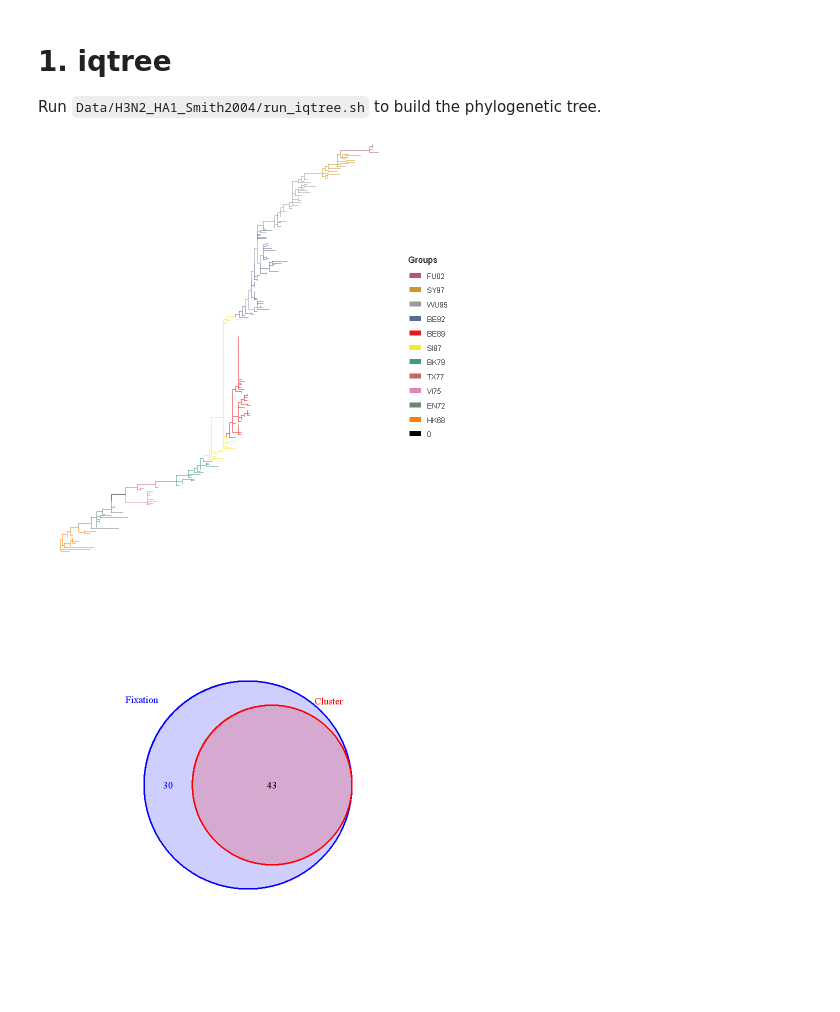
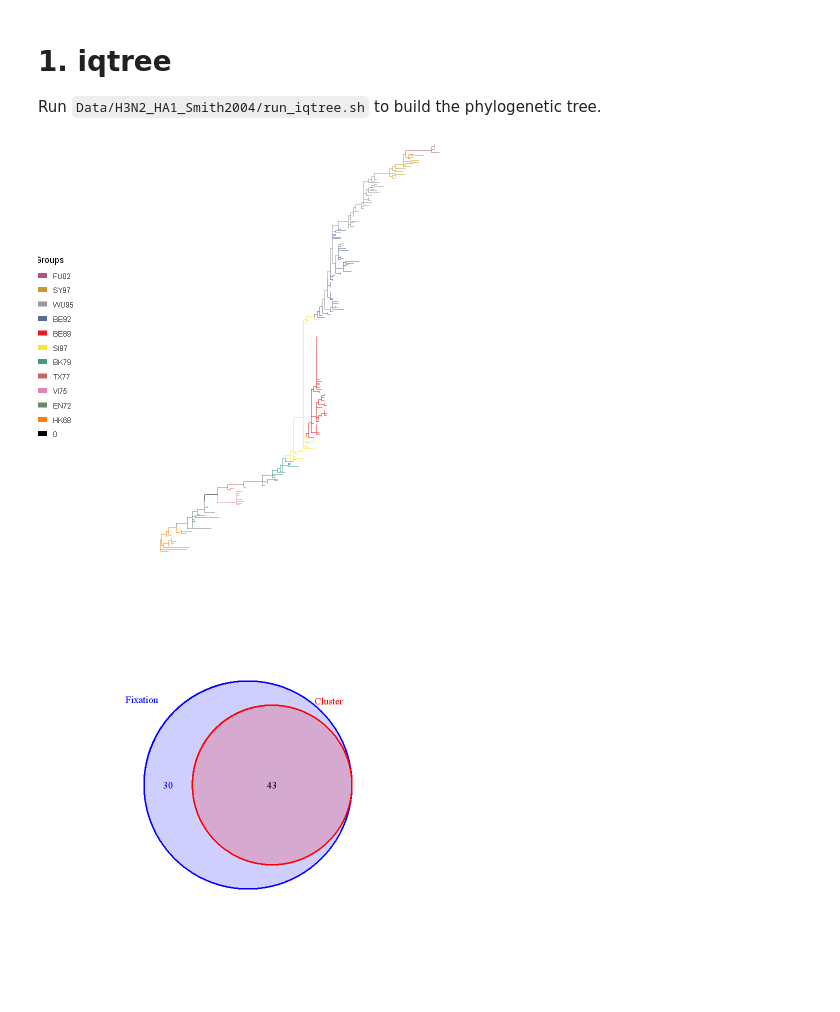
Before and after one commit to Takkoona/phyloColoring, a Jupyter notebook: 3_fixation_validation.ipynb, the cells around one changed output. Saved outputs shown, nothing was run; the diff lists cells and outputs as text; code cells hidden in the pictures.

Commit message:
Updated plots for test result

```diff
--- a/3_fixation_validation.ipynb
+++ b/3_fixation_validation.ipynb
@@ -98,35 +121,41 @@ toolname <- "iqtree"
 
 tree <- read.tree(file.path(DATA_DIR, PHYLO_TOOLS[[toolname]]))
 
 tree <- groupOTU(tree, group, group_name = "Groups")
 grouplevel <- levels(attr(tree, "Groups"))
 grouplevel <- grouplevel[order(sapply(gsub("[^0-9]", "", grouplevel), function(year) {
     if (as.integer(year) > 50) {
         res <- paste0(19, year)
     } else {
         res <- paste0(20, year)
     }
     as.integer(res)
 }), decreasing = TRUE)]
 
 attr(tree, "Groups") <- factor(attr(tree, "Groups"), grouplevel)
 p <- ggtree(tree, aes(color = Groups)) +
     scale_color_manual(values = as.list(groupColors), limits = grouplevel) +
     guides(
       color = guide_legend(
         override.aes = list(size = 3)
       )
+    ) +
+    theme(
+        plot.margin = unit(c(5.5, 5.5, 5.5, 128), "pt"),
+        legend.position = c(-0.3, 0.5)
     )
 #     theme(legend.position = "left")
 p
 
 ggsave(
     filename = file.path(OUTPUT_DIR, paste0("Smith2004_tree_", toolname, ".svg")),
     plot = p,
-    width = 6, height = 4
+#     width = 6,
+    width = 6.7,
+    height = 4
 )
 # %% [output]
-[figure, old version]
+[figure, new version]
 # %%
 paths <- addMSA(tree, alignment = alignment)
 mutations <- fixationSites(paths)
```
Also changed, not shown: parts of 4 cells of this notebook.
